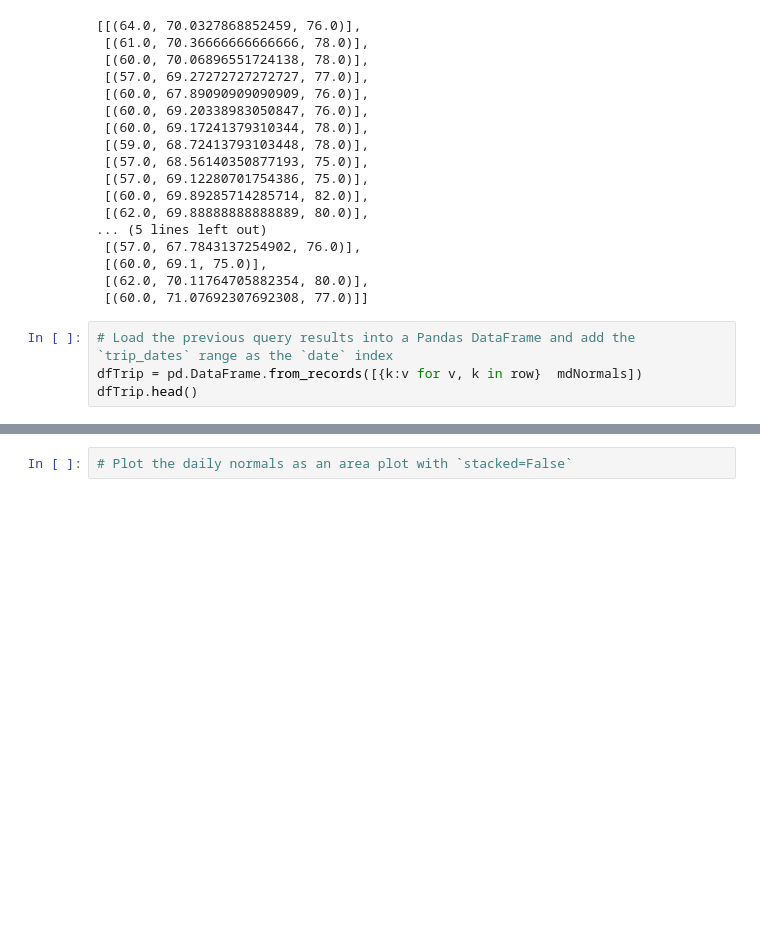
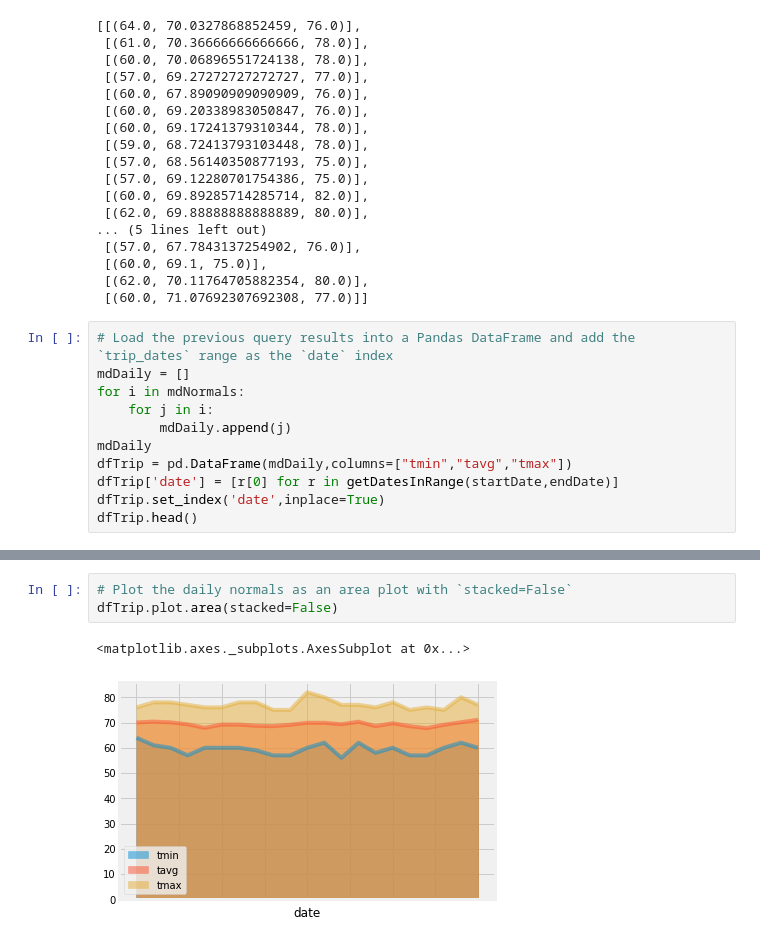
Before and after one commit to jorgepires311/SQL-Alchemy, a Jupyter notebook: climate.ipynb, the cells around one changed output, grey strips where cells are left out. Drawn from its saved outputs; the diff is of its cells as text; blank space fills up the shorter version.

Commit message:
Completed Daily normals portion

```diff
--- a/climate.ipynb
+++ b/climate.ipynb
@@ -311,6 +311,13 @@ mdNormals
  [(60.0, 71.07692307692308, 77.0)]]
 # %%
 # Load the previous query results into a Pandas DataFrame and add the `trip_dates` range as the `date` index
-dfTrip = pd.DataFrame.from_records([{k:v for v, k in row}  mdNormals])
+mdDaily = []
+for i in mdNormals:
+    for j in i:
+        mdDaily.append(j)
+mdDaily
+dfTrip = pd.DataFrame(mdDaily,columns=["tmin","tavg","tmax"])
+dfTrip['date'] = [r[0] for r in getDatesInRange(startDate,endDate)]
+dfTrip.set_index('date',inplace=True)
 dfTrip.head()
 # %% [output]
@@ -318,2 +331,6 @@ NameError: name 'k' is not defined
 # %%
 # Plot the daily normals as an area plot with `stacked=False`
+dfTrip.plot.area(stacked=False)
+# %% [output]
+<matplotlib.axes._subplots.AxesSubplot at 0x...>
+[figure, added]
```
Also changed, not shown: parts of 1 cell of this notebook.
